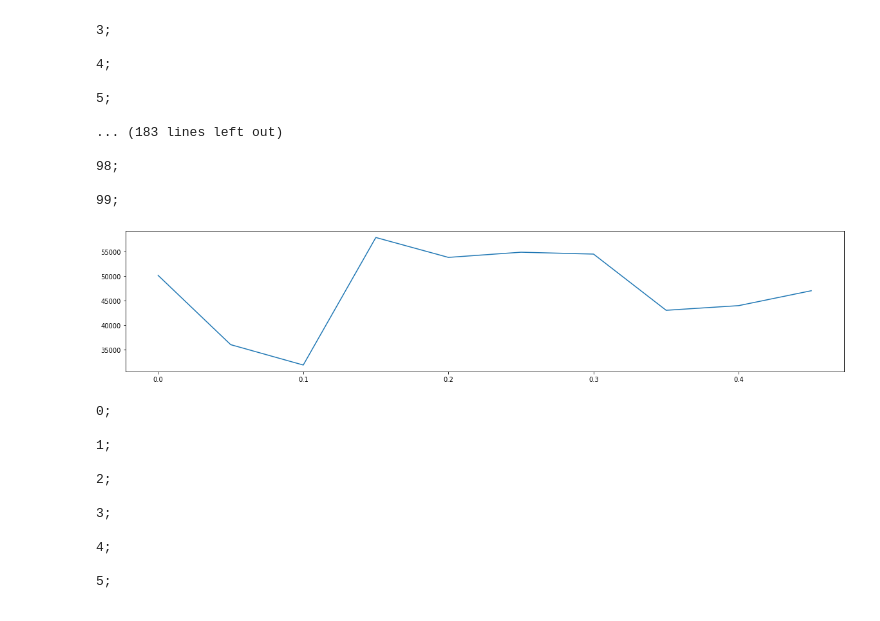
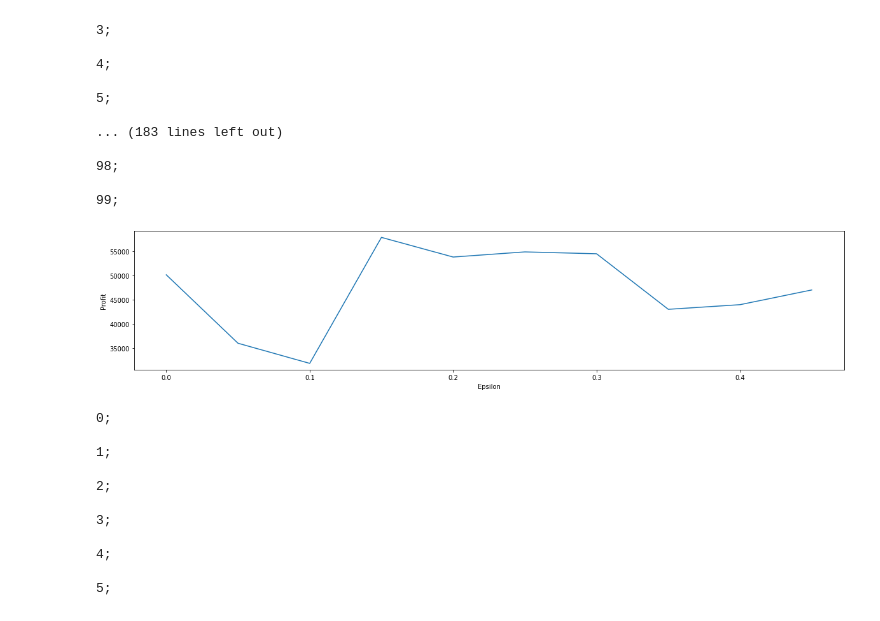
Before and after one commit to janderson3435/ITFT-Coursework-Assessment, a Jupyter notebook: PRSH2_experiments.ipynb, the cells around one changed output. Drawn from its saved outputs; the diff is of its cells as text; code cells hidden in the pictures.

Commit message:
plot axes labels corrected

```diff
--- a/PRSH2_experiments.ipynb
+++ b/PRSH2_experiments.ipynb
@@ -328,7 +328,7 @@ for key in groups:
 
     plt.bar(groups.get(key).index.to_numpy()/2 + width/2, groups.get(key).values, np.abs(width), label = label1)
     plt.xlabel("Number of PRSH traders")
-    plt.ylabel("Profit")
+    plt.ylabel("Profit per trader")
     width = -width
     label1 = "PRSH2"
     plt.legend()
@@ -391,24 +389,26 @@ for eps in epsilons:
 # %%
 fig, axs = plt.subplots(figsize=(20,4), nrows=1, ncols=1)
 
 cumulative_profit = np.zeros(8)
 cumulative_df = pd.DataFrame()
 epsilons = np.arange(0, 0.5, 0.05)
 trials_per_eps = 10
 fname = 'PRSH2_greedy_epsilon_m1.csv'
 trades_df = pd.read_csv(dir+fname)
 
 # Just PRSH performance, grouped by k values
 PRSH_df = trades_df.iloc[:,8:10]
 PRSH_df = PRSH_df.assign(eps = np.repeat(epsilons, trials_per_eps))
 groups = PRSH_df.groupby(pd.Grouper(key='eps')).sum()
 
 for key in groups:
     plt.plot(groups.get(key).index.to_numpy(), groups.get(key).values)
 
+plt.ylabel("Profit")
+plt.xlabel("Epsilon")
 plt.show()
 # %% [output]
-[figure, old version]
+[figure, new version]
 # %%
 ## M1 experiment - symmetric supply/demand, range (10, 50), fixed stepmode, drip jitter order interval
 ## against ZIP
```
Also changed, not shown: parts of 4 cells of this notebook, 11 other files.
